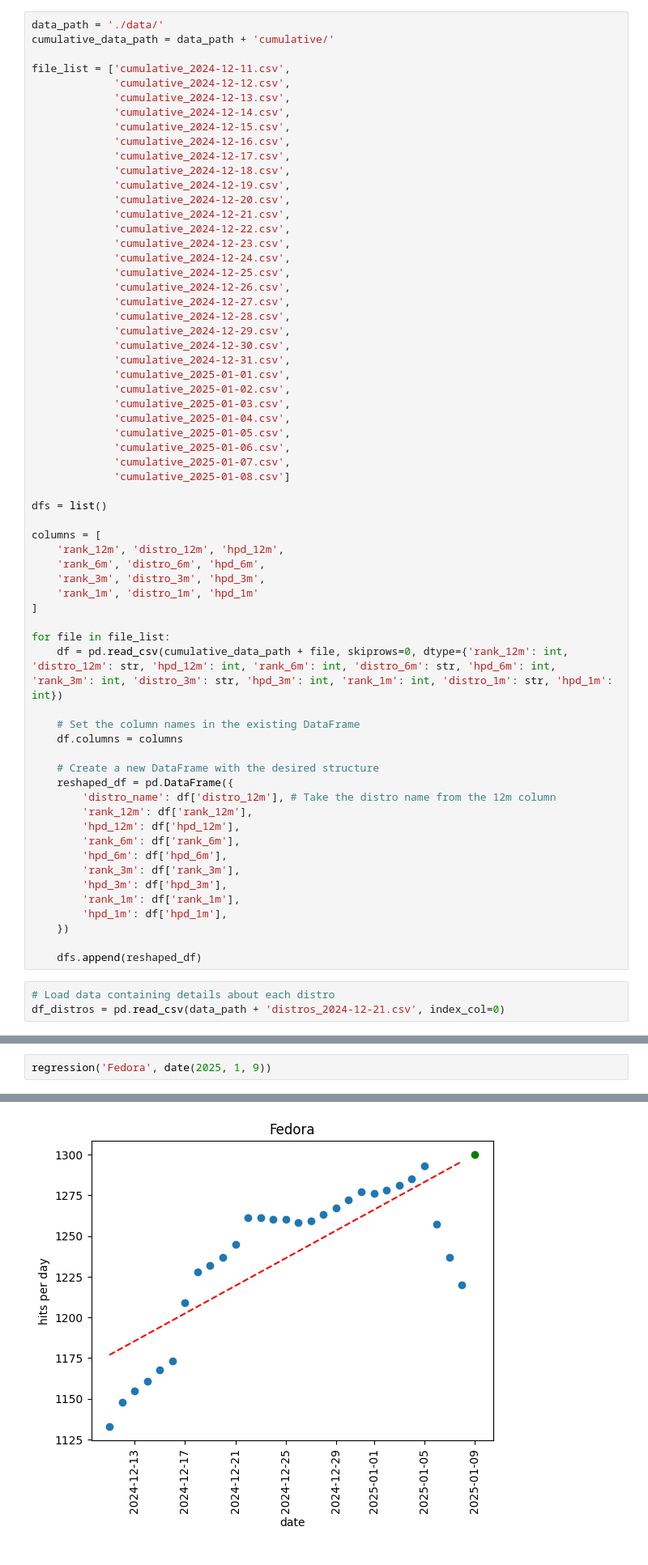
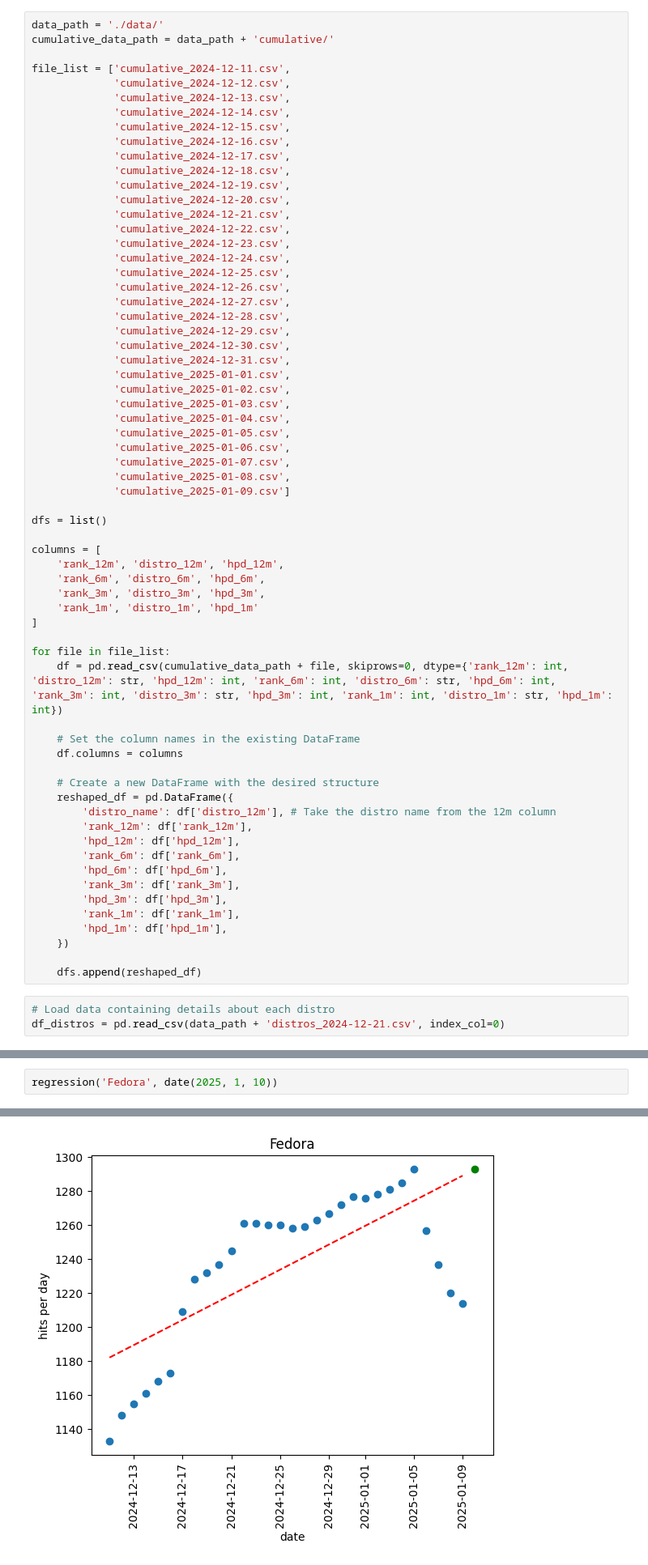
Before and after one commit to apavazza/linux-distros, a Jupyter notebook: linux_distros.ipynb, the cells around one changed output, grey strips where cells are left out. Shown at 81% size. Cells and saved outputs as stored; diff of their text form.

```diff
--- a/linux_distros.ipynb
+++ b/linux_distros.ipynb
@@ -183,7 +188,8 @@ file_list = ['cumulative_2024-12-11.csv',
              'cumulative_2025-01-05.csv',
              'cumulative_2025-01-06.csv',
              'cumulative_2025-01-07.csv',
-             'cumulative_2025-01-08.csv']
+             'cumulative_2025-01-08.csv',
+             'cumulative_2025-01-09.csv']
 
 dfs = list()
 
@@ -282,5 +288,5 @@ def regression(distro, future_date):
     plt.scatter(future_date, future_hpd, color='green', label=f'Prediction for {future_date.strftime("%Y-%m-%d")}')
     print('Prediction for ' + future_date.isoformat() + ' is: ' + str(future_hpd[0]))
 # %%
-regression('Fedora', date(2025, 1, 9))
+regression('Fedora', date(2025, 1, 10))
 # %% [output]
@@ -289,2 +295,2 @@ Prediction for 2025-01-09T00:00:00 is: 1299.9950738916257
-[figure, old version]
+[figure, new version]
 # %%
```
Also changed, not shown: parts of 9 cells of this notebook.
